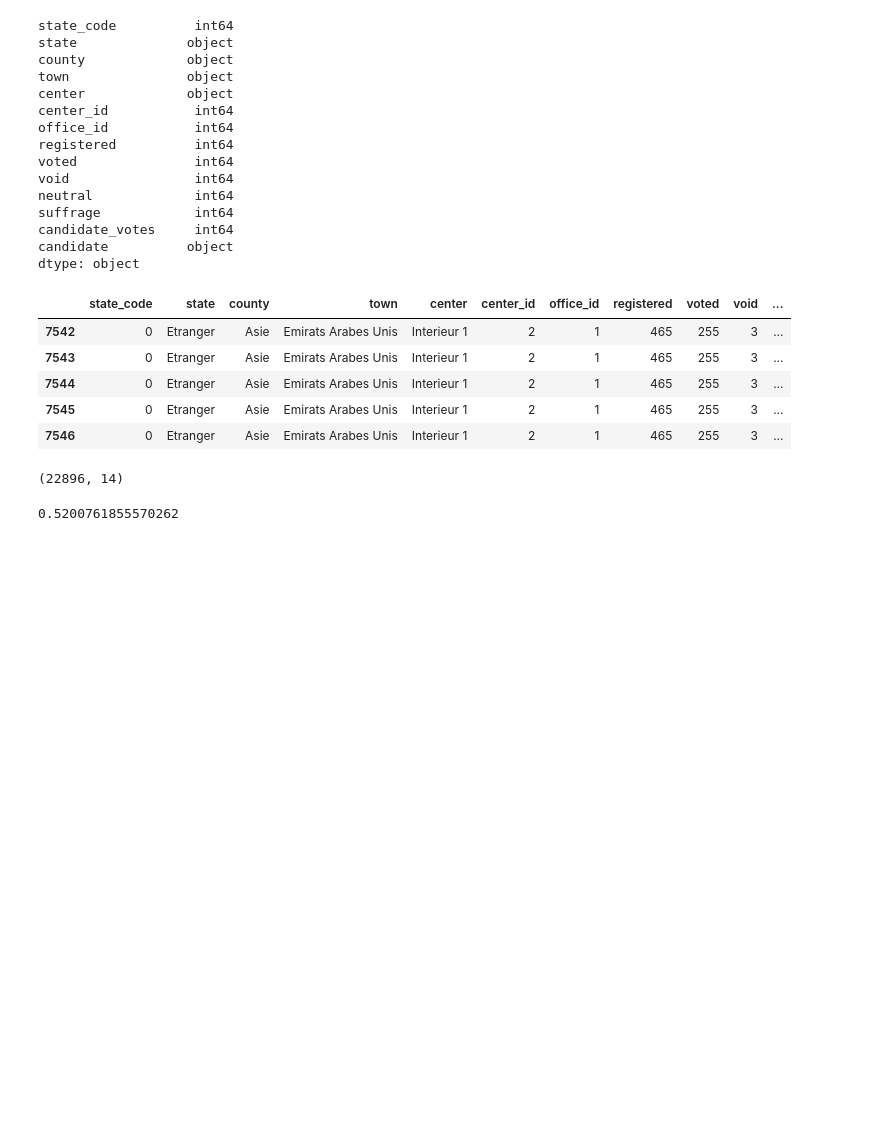
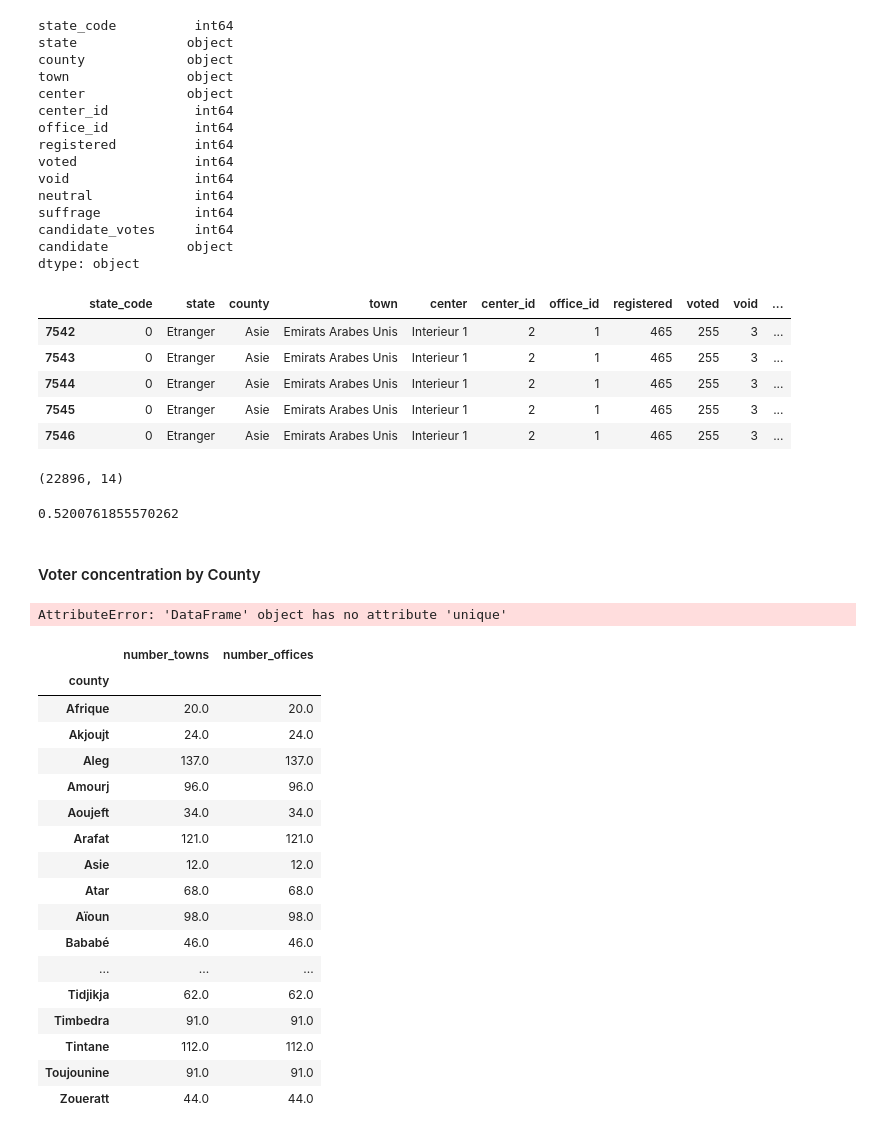
Before and after one commit to Mauritycs/2019_Election_Results, a Jupyter notebook: Notebooks/mainCleanUp.ipynb, the cells around one changed output. Drawn from its saved outputs; the diff is of its cells as text; code cells hidden in the pictures; blank space fills up the shorter version.

Commit message:
counties grouped by dataframe

```diff
--- a/Notebooks/mainCleanUp.ipynb
+++ b/Notebooks/mainCleanUp.ipynb
@@ -199,3 +199,38 @@ gaz.candidate_votes.sum() / gaz.suffrage.sum()
 0.5200761855570262
 # %%
 guid_gaz_df = election_data[(election_data.state == mauri_states[0]) & (election_data.candidate == candidates_list[0])]
+# %% [markdown]
+#### Voter concentration by County
+# %%
+# group by county and number of registered voters
+registration_groupby = election_data.groupby('county')
+
+# dataframe for voters registration by county
+registered_voters_counties_df = pd.DataFrame()
+
+# number of towns by county
+registered_voters_counties_df['number_towns'] = registration_groupby.count().unique().town / 6
+registered_voters_counties_df['number_offices'] = registration_groupby.count().center / 6
+# %% [output]
+AttributeError: 'DataFrame' object has no attribute 'unique'
+# %%
+registered_voters_counties_df
+# %% [output]
+|  | number_towns | number_offices |
+| county |  |  |
+| Afrique | 20.0 | 20.0 |
+| Akjoujt | 24.0 | 24.0 |
+| Aleg | 137.0 | 137.0 |
+| Amourj | 96.0 | 96.0 |
+| Aoujeft | 34.0 | 34.0 |
+| Arafat | 121.0 | 121.0 |
+| Asie | 12.0 | 12.0 |
+| Atar | 68.0 | 68.0 |
+| Aïoun | 98.0 | 98.0 |
+| Bababé | 46.0 | 46.0 |
+| ... | ... | ... |
+| Tidjikja | 62.0 | 62.0 |
+| Timbedra | 91.0 | 91.0 |
+| Tintane | 112.0 | 112.0 |
+| Toujounine | 91.0 | 91.0 |
+| Zoueratt | 44.0 | 44.0 |
```
Also changed, not shown: parts of 1 cell of this notebook.
